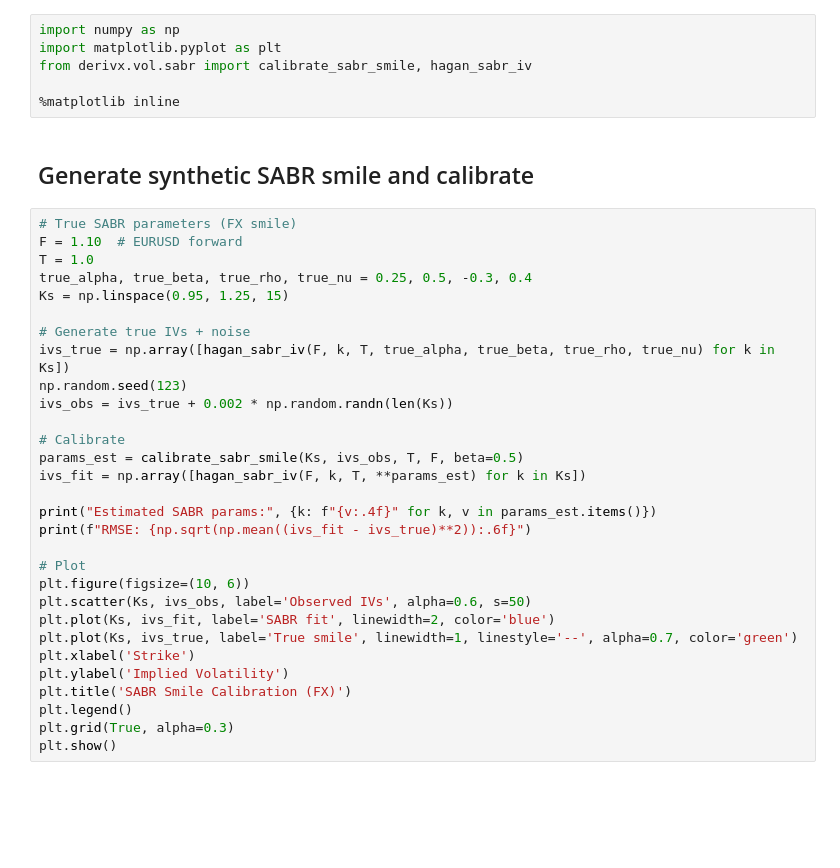
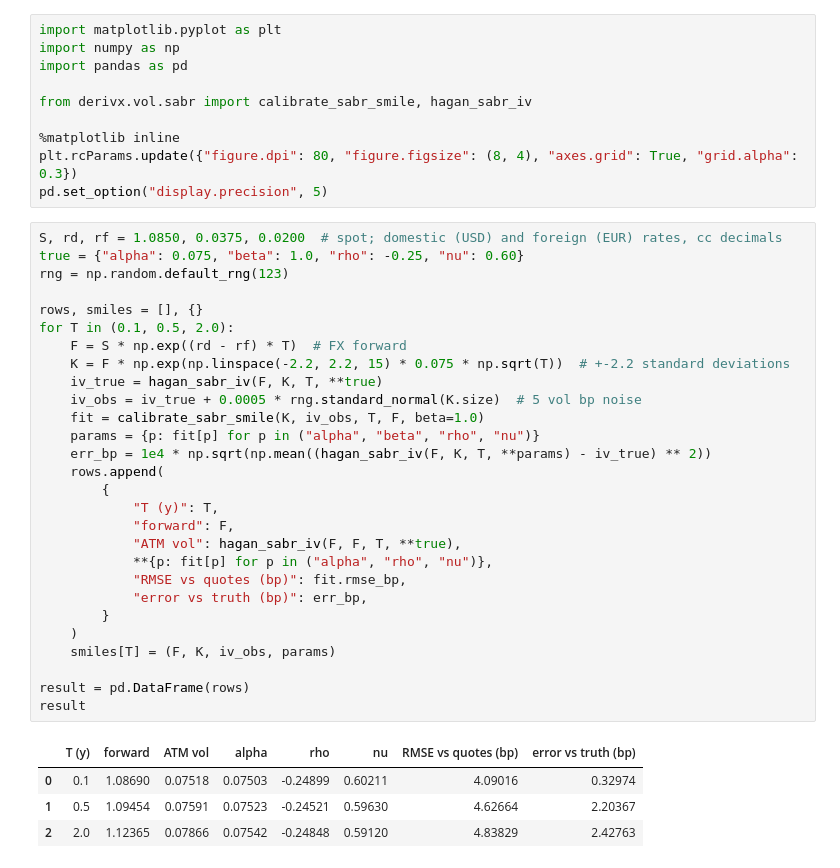
Before and after one commit to ZealousEar/derivx-fic-analytics, a Jupyter notebook: notebooks/02_calibrate_sabr_fx.ipynb, the cells around one changed output. Cells and saved outputs as stored; diff of their text form; blank space fills up the shorter version.

```diff
--- a/notebooks/02_calibrate_sabr_fx.ipynb
+++ b/notebooks/02_calibrate_sabr_fx.ipynb
@@ -5,38 +7,43 @@ This notebook demonstrates SABR smile calibration for FX options.
 # %%
+import matplotlib.pyplot as plt
 import numpy as np
-import matplotlib.pyplot as plt
+import pandas as pd
+
 from derivx.vol.sabr import calibrate_sabr_smile, hagan_sabr_iv
 
 %matplotlib inline
+plt.rcParams.update({"figure.dpi": 80, "figure.figsize": (8, 4), "axes.grid": True, "grid.alpha": 0.3})
+pd.set_option("display.precision", 5)
-# %% [markdown]
-## Generate synthetic SABR smile and calibrate
-# %%
-# True SABR parameters (FX smile)
-F = 1.10  # EURUSD forward
-T = 1.0
-true_alpha, true_beta, true_rho, true_nu = 0.25, 0.5, -0.3, 0.4
-Ks = np.linspace(0.95, 1.25, 15)
-
-# Generate true IVs + noise
-ivs_true = np.array([hagan_sabr_iv(F, k, T, true_alpha, true_beta, true_rho, true_nu) for k in Ks])
-np.random.seed(123)
-ivs_obs = ivs_true + 0.002 * np.random.randn(len(Ks))
-
-# Calibrate
-params_est = calibrate_sabr_smile(Ks, ivs_obs, T, F, beta=0.5)
-ivs_fit = np.array([hagan_sabr_iv(F, k, T, **params_est) for k in Ks])
-
-print("Estimated SABR params:", {k: f"{v:.4f}" for k, v in params_est.items()})
-print(f"RMSE: {np.sqrt(np.mean((ivs_fit - ivs_true)**2)):.6f}")
-
-# Plot
-plt.figure(figsize=(10, 6))
-plt.scatter(Ks, ivs_obs, label='Observed IVs', alpha=0.6, s=50)
-plt.plot(Ks, ivs_fit, label='SABR fit', linewidth=2, color='blue')
-plt.plot(Ks, ivs_true, label='True smile', linewidth=1, linestyle='--', alpha=0.7, color='green')
-plt.xlabel('Strike')
-plt.ylabel('Implied Volatility')
-plt.title('SABR Smile Calibration (FX)')
-plt.legend()
-plt.grid(True, alpha=0.3)
-plt.show()
+# %%
+S, rd, rf = 1.0850, 0.0375, 0.0200  # spot; domestic (USD) and foreign (EUR) rates, cc decimals
+true = {"alpha": 0.075, "beta": 1.0, "rho": -0.25, "nu": 0.60}
+rng = np.random.default_rng(123)
+
+rows, smiles = [], {}
+for T in (0.1, 0.5, 2.0):
+    F = S * np.exp((rd - rf) * T)  # FX forward
+    K = F * np.exp(np.linspace(-2.2, 2.2, 15) * 0.075 * np.sqrt(T))  # +-2.2 standard deviations
+    iv_true = hagan_sabr_iv(F, K, T, **true)
+    iv_obs = iv_true + 0.0005 * rng.standard_normal(K.size)  # 5 vol bp noise
+    fit = calibrate_sabr_smile(K, iv_obs, T, F, beta=1.0)
+    params = {p: fit[p] for p in ("alpha", "beta", "rho", "nu")}
+    err_bp = 1e4 * np.sqrt(np.mean((hagan_sabr_iv(F, K, T, **params) - iv_true) ** 2))
+    rows.append(
+        {
+            "T (y)": T,
+            "forward": F,
+            "ATM vol": hagan_sabr_iv(F, F, T, **true),
+            **{p: fit[p] for p in ("alpha", "rho", "nu")},
+            "RMSE vs quotes (bp)": fit.rmse_bp,
+            "error vs truth (bp)": err_bp,
+        }
+    )
+    smiles[T] = (F, K, iv_obs, params)
+
+result = pd.DataFrame(rows)
+result
+# %% [output]
+|  | T (y) | forward | ATM vol | alpha | rho | nu | RMSE vs quotes (bp) | error vs truth (bp) |
+| 0 | 0.1 | 1.08690 | 0.07518 | 0.07503 | -0.24899 | 0.60211 | 4.09016 | 0.32974 |
+| 1 | 0.5 | 1.09454 | 0.07591 | 0.07523 | -0.24521 | 0.59630 | 4.62664 | 2.20367 |
+| 2 | 2.0 | 1.12365 | 0.07866 | 0.07542 | -0.24848 | 0.59120 | 4.83829 | 2.42763 |
```
Also changed, not shown: parts of 6 cells of this notebook, 2 other files.
